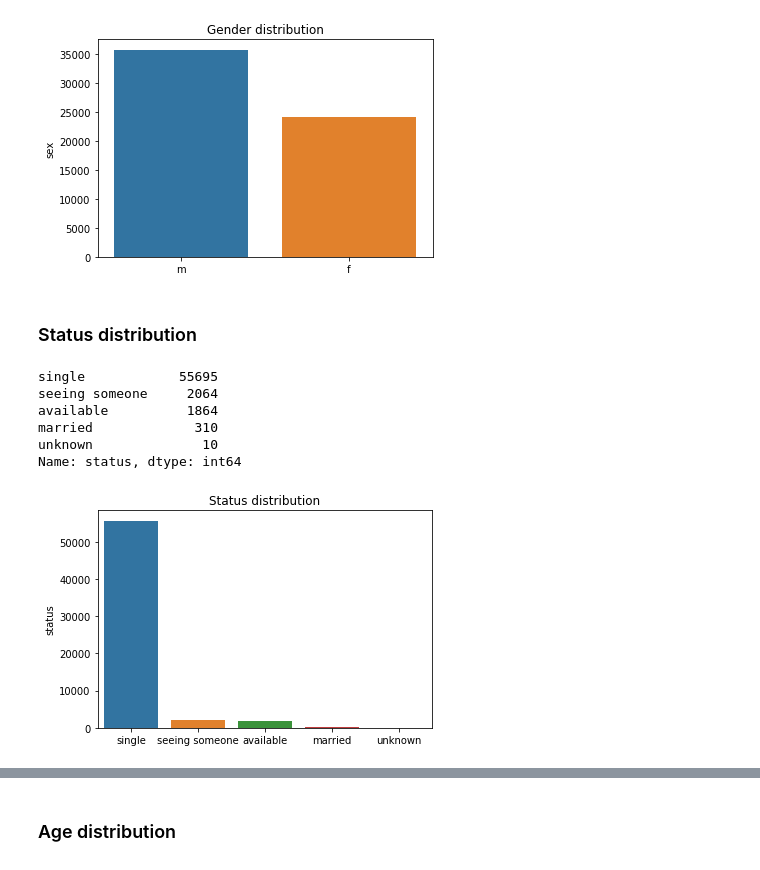
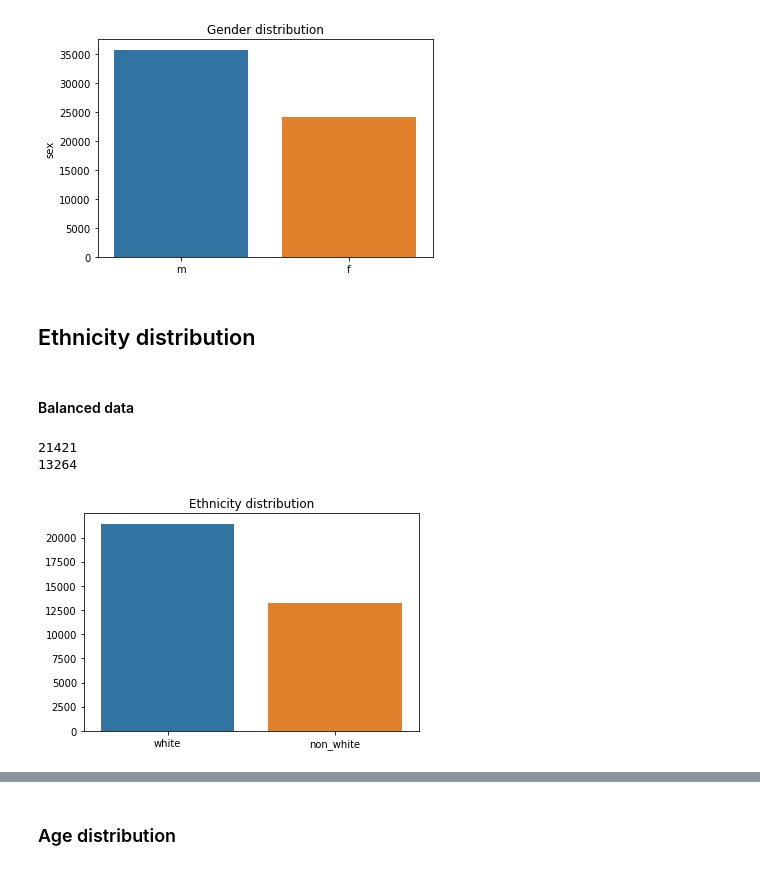
Before and after one commit to Ispanicus/OKCupid, a Jupyter notebook: Exploratory_analysis.ipynb, the cells around one changed output, grey strips where cells are left out. Cells and saved outputs as stored; diff of their text form; code cells hidden in the pictures.

```diff
--- a/Exploratory_analysis.ipynb
+++ b/Exploratory_analysis.ipynb
@@ -41,0 +7,18 @@ Name: location, Length: 193, dtype: int64
+# %%
+mask = (data['ethnicity'] != ' ') & (type(data['ethnicity']) != float) & (data['age'] != ' ') & (data['sex'] != ' ') & (data['essay0'] != ' ') & (data['essay4'] != ' ')
+# mask removes all rows where ethnicity, age and sex is not given. Also removes rows where ethnicity is NaN. This particular value is not present for age and sex, hence it is not masked out.
+data_new = data[mask]
+
+data_rc = data_new.filter(['age','sex','ethnicity','essay0','essay4'], axis=1)
+
+mask_male = (data_rc['sex'] == 'm') # creates mask of males where sex evaluates to True if == 'm'
+mask_female = (data_rc['sex'] == 'f') # creates mask of females where sex evaluates to True if == 'f'
+
+data_om = data_rc[mask_male] # only males for relevant columns
+data_of = data_rc[mask_female] # only females for relevant columns
+
+data_om_reduced = data_om.sample(frac=0.6665) # returns a random sample of data_om where parameter frac describes size of sample relative to original data
+
+df_tmp = pd.concat([data_of, data_om_reduced], ignore_index=True)
+
+df_final = df_tmp.sample(frac=1) # gives a random sample of df_tmp of size frac (currently 34685 obs)
@@ -57,21 +45,31 @@ plt.show();
 # %% [output]
 [figure]
 # %% [markdown]
-### Status distribution
+## Ethnicity distribution
-# %%
-data["status"].value_counts()
-# %% [output]
-single            55695
-seeing someone     2064
-available          1864
-married             310
-unknown              10
-Name: status, dtype: int64
+# %% [markdown]
+#### Balanced data
+# %%
+white = 0
+n_white = 0
+
+for row in df_final["ethnicity"]:
+    if row == "white" and len(row) < 6:
+        white += 1
+    else:
+        n_white += 1
+# %%
+print(white)
+print(n_white)
+# %% [output]
+21421
+13264
+# %%
+x_eth = ["white", "non_white"]
+y_eth = [white, n_white]
 # %%
-status_dist = sns.barplot(x=data.status.value_counts().index, y=data.status.value_counts())
-plt.title("Status distribution")
-
+ethnicity_dist = sns.barplot(x=x_eth, y=y_eth)
+plt.title("Ethnicity distribution")
 
 plt.show();
 # %% [output]
-[figure, old version]
+[figure, new version]
```
Also changed, not shown: parts of 46 cells of this notebook.
